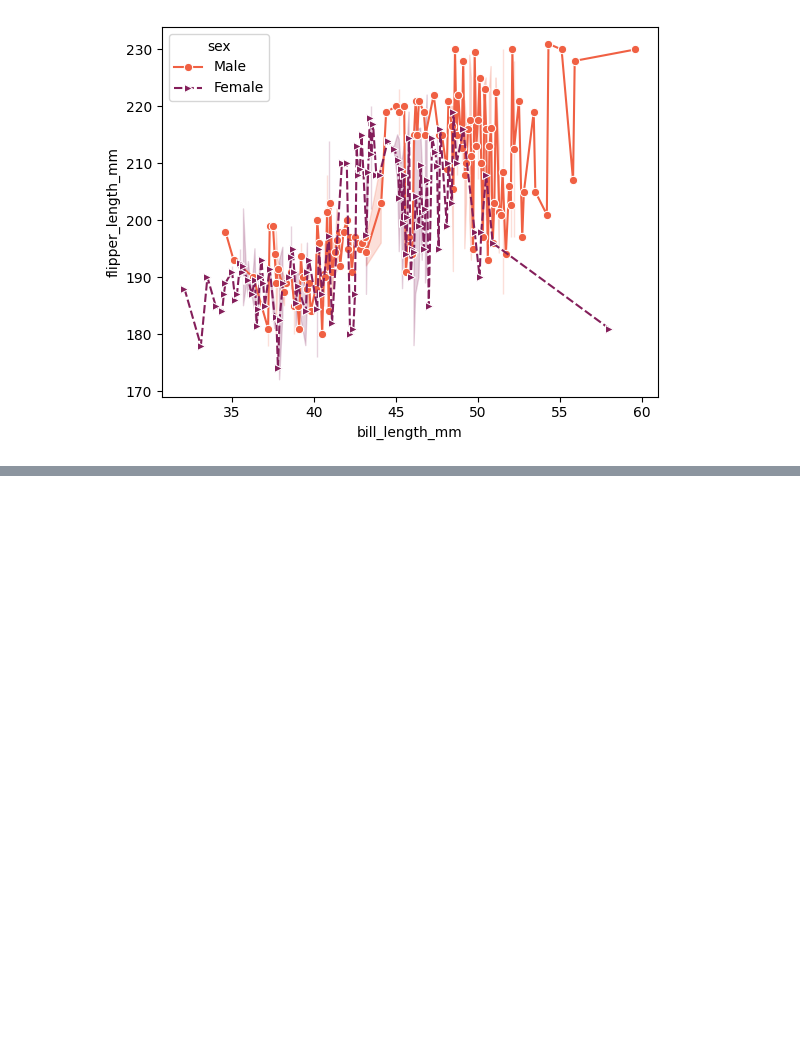
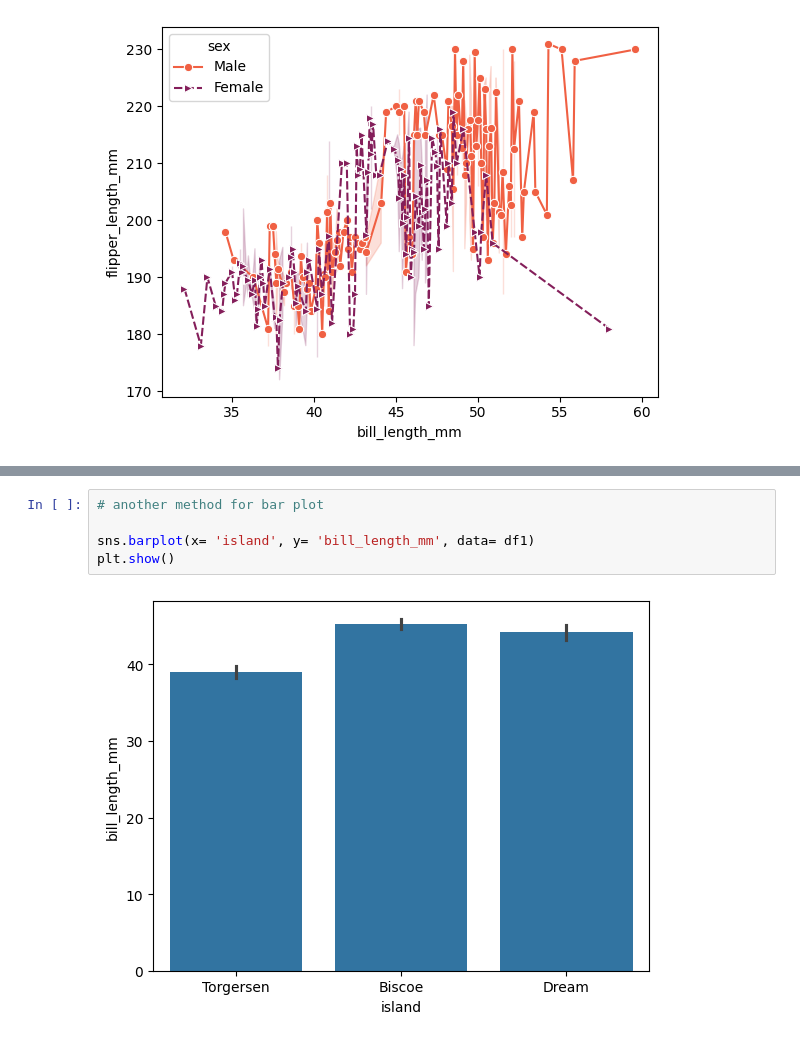
Before and after one commit to KKaranSinghh/Python-Youtube, a Jupyter notebook: I scale youtube/Day-18-19 Seaborn.ipynb, the cells around one changed output, grey strips where cells are left out. Drawn from its saved outputs; the diff is of its cells as text; blank space fills up the shorter version.

```diff
--- a/I scale youtube/Day-18-19 Seaborn.ipynb
+++ b/I scale youtube/Day-18-19 Seaborn.ipynb
@@ -137,0 +156,7 @@ plt.show()
+# %%
+# another method for bar plot
+
+sns.barplot(x= 'island', y= 'bill_length_mm', data= df1)
+plt.show()
+# %% [output]
+[figure, added]
```
Also changed, not shown: parts of 11 cells of this notebook.
